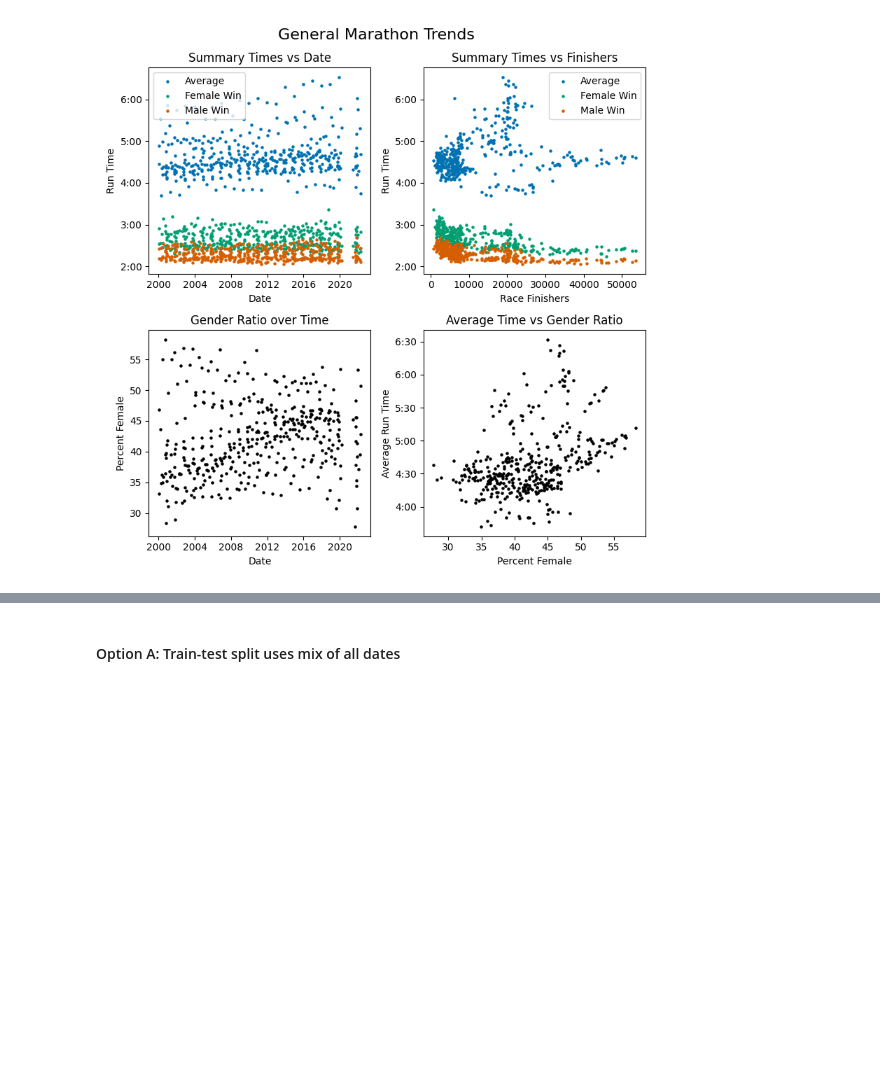
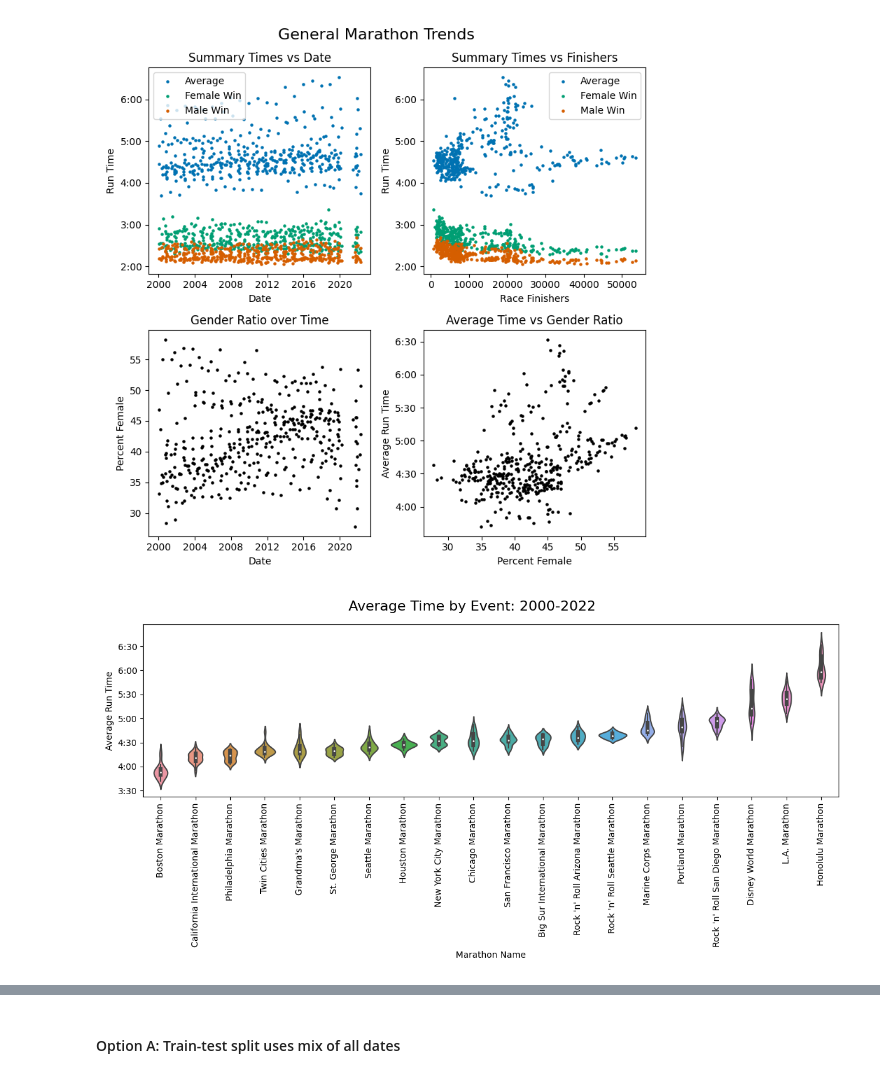
Before and after one commit to michael-p-k/MarathonPredictor, a Jupyter notebook: MarathonPredictor.ipynb, the cells around one changed output, grey strips where cells are left out. Saved outputs shown, nothing was run; the diff lists cells and outputs as text; code cells hidden in the pictures; blank space fills up the shorter version.

```diff
--- a/MarathonPredictor.ipynb
+++ b/MarathonPredictor.ipynb
@@ -112,3 +113,33 @@ fig.suptitle('General Marathon Trends', fontsize=16)
 fig.tight_layout()
 # %% [output]
 [figure]
+# %%
+# Create a comparison of each Marathon based on median of the Average Times from 2000-2022
+event_rank = (full_df.groupby(by=['Event Name'])
+                     .agg({'Average Time':np.median})
+                     .sort_values('Average Time')
+                     .rename(columns={'Average Time':'Median of Averages'})
+                     .reset_index()
+                    )
+event_rank = event_rank.merge(full_df[['Event Name','Average Time']], how='inner', on='Event Name')
+# print(event_rank.head())
+
+# Convert times to floats for plotting
+event_rank[['Average Time','Median of Averages']] = event_rank[['Average Time','Median of Averages']] / np.timedelta64(1, 's')
+# print(event_rank.head())
+# %%
+# Comparison of Average Run Time by Event Name
+fig, ax1 = plt.subplots(1,1,figsize=(12,6))
+sns.violinplot(x='Median of Averages', y='Average Time', data=event_rank, ax=ax1);
+
+labels = event_rank['Event Name'].unique()
+ax1.xaxis.set_ticks(range(len(labels)),labels,rotation=90)
+# ax1.xaxis.set_tick_params(rotation=90)
+ax1.yaxis.set_major_locator(mticker.MultipleLocator(base=1800))
+ax1.yaxis.set_major_formatter(formatter)
+ax1.set_ylabel('Average Run Time')
+ax1.set_xlabel('Marathon Name')
+fig.suptitle('Average Time by Event: 2000-2022', fontsize=16)
+fig.tight_layout()
+# %% [output]
+[figure, added]
```
Also changed, not shown: parts of 25 cells of this notebook, 1 other file.
